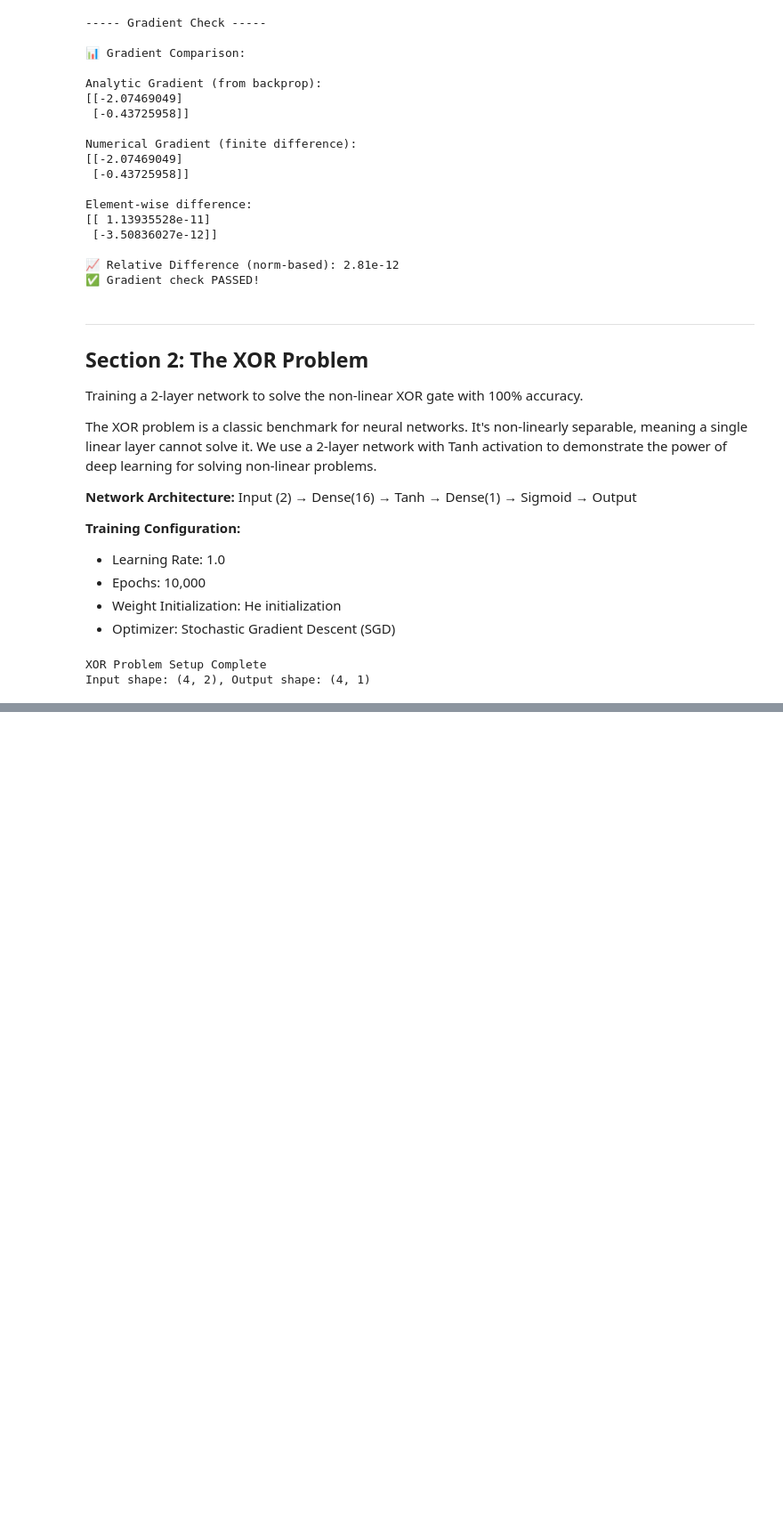
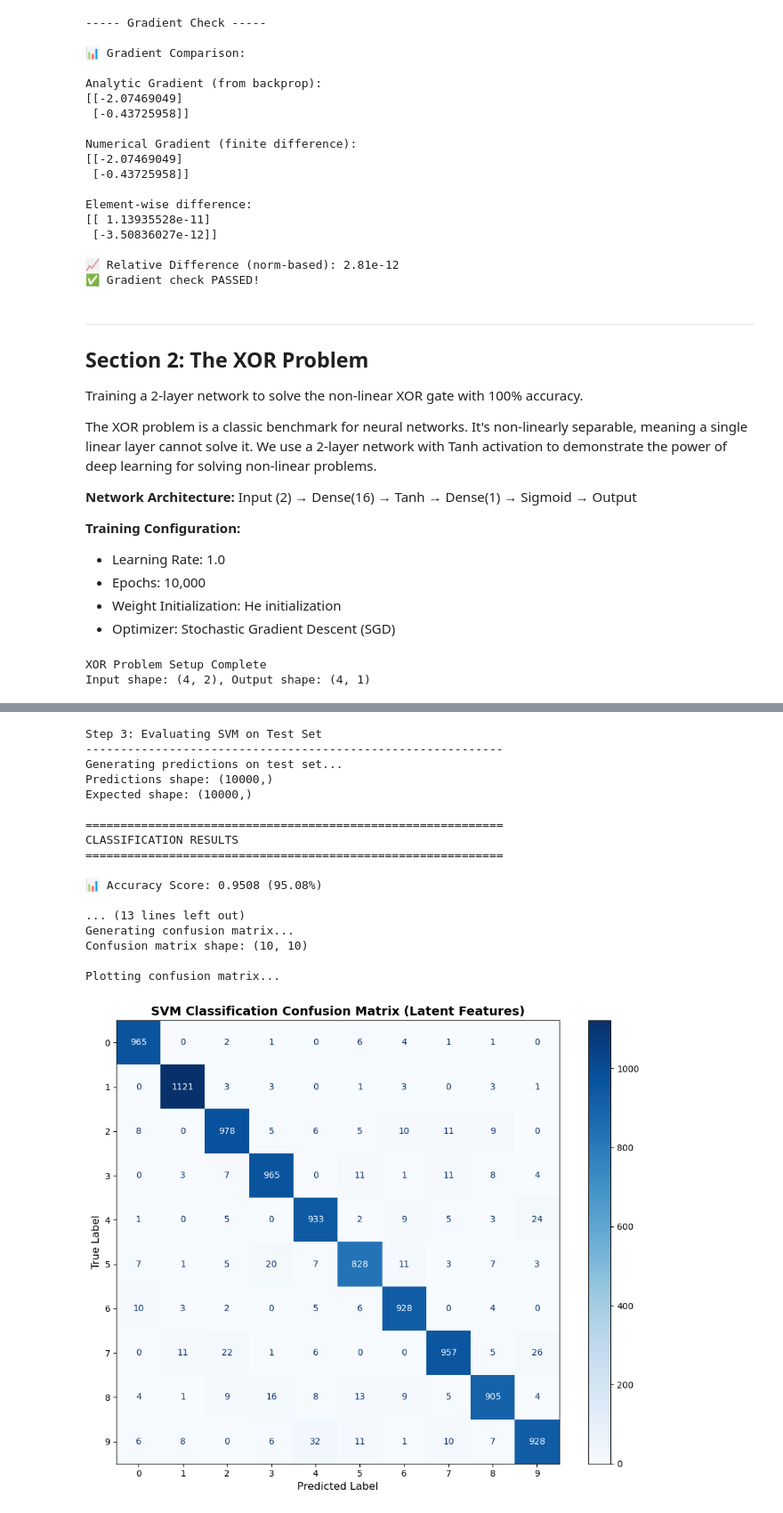
Before and after one commit to Elmala7/CSE473s_NeuralLib, a Jupyter notebook: notebooks/project_demo.ipynb, the cells around one changed output, grey strips where cells are left out. Shown at 89% size. Saved outputs shown, nothing was run; the diff lists cells and outputs as text; code cells hidden in the pictures; blank space fills up the shorter version.

```diff
--- a/notebooks/project_demo.ipynb
+++ b/notebooks/project_demo.ipynb
@@ -210,0 +727,80 @@ Final Loss: 0.000016137
+# %%
+# Step 3: Evaluation - Accuracy and Confusion Matrix
+print("\nStep 3: Evaluating SVM on Test Set")
+print("-" * 60)
+
+print("Generating predictions on test set...")
+y_test_1d = y_test.flatten() if len(y_test.shape) > 1 else y_test
+y_pred = svm_classifier.predict(X_test_latent)
+
+print(f"Predictions shape: {y_pred.shape}")
+print(f"Expected shape: {y_test_1d.shape}")
+
+print("\n" + "=" * 60)
+print("CLASSIFICATION RESULTS")
+print("=" * 60)
+
+# Calculate accuracy
+accuracy = accuracy_score(y_test_1d, y_pred)
+print(f"\n📊 Accuracy Score: {accuracy:.4f} ({accuracy * 100:.2f}%)")
+
+# Generate confusion matrix
+print("\nGenerating confusion matrix...")
+cm = confusion_matrix(y_test_1d, y_pred)
+print(f"Confusion matrix shape: {cm.shape}")
+
+# Plot confusion matrix
+print("\nPlotting confusion matrix...")
+fig, ax = plt.subplots(figsize=(10, 8))
+disp = ConfusionMatrixDisplay(confusion_matrix=cm, display_labels=np.arange(10))
+disp.plot(ax=ax, cmap='Blues', values_format='d')
+
+plt.title('SVM Classification Confusion Matrix (Latent Features)', fontsize=14, fontweight='bold')
+plt.xlabel('Predicted Label', fontsize=12)
+plt.ylabel('True Label', fontsize=12)
+plt.tight_layout()
+plt.show()
+
+print("\n" + "-" * 60)
+print("Per-Class Accuracy:")
+print("-" * 60)
+
+# Calculate per-class accuracy
+for digit in range(10):
+    mask = y_test_1d == digit
+    if mask.sum() > 0:
+        class_accuracy = accuracy_score(y_test_1d[mask], y_pred[mask])
+        print(f"  Digit {digit}: {class_accuracy:.4f} ({class_accuracy * 100:.2f}%) "
+              f"({mask.sum()} samples)")
+
+print("\n" + "=" * 60)
+print("CONCLUSION")
+print("=" * 60)
+print(f"""
+✓ The custom autoencoder successfully learned meaningful latent representations!
+✓ SVM achieved {accuracy * 100:.2f}% accuracy using 128-dimensional latent features
+✓ This proves that dimensionality reduction via autoencoders preserves
+  discriminative information needed for classification tasks.
+
+The latent space learned by the encoder captures semantic structure of MNIST digits.
+""")
+print("=" * 60)
+# %% [output]
+Step 3: Evaluating SVM on Test Set
+------------------------------------------------------------
+Generating predictions on test set...
+Predictions shape: (10000,)
+Expected shape: (10000,)
+
+============================================================
+CLASSIFICATION RESULTS
+============================================================
+
+📊 Accuracy Score: 0.9508 (95.08%)
+
+... (13 lines left out)
+Generating confusion matrix...
+Confusion matrix shape: (10, 10)
+
+Plotting confusion matrix...
+[figure, added]
```
Also changed, not shown: parts of 17 cells of this notebook, 1 other file.
